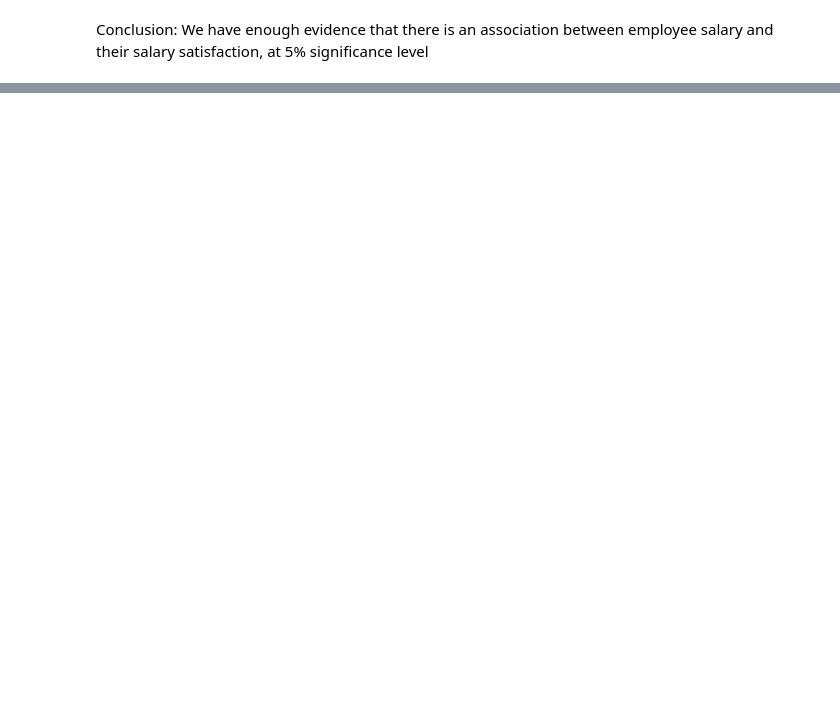
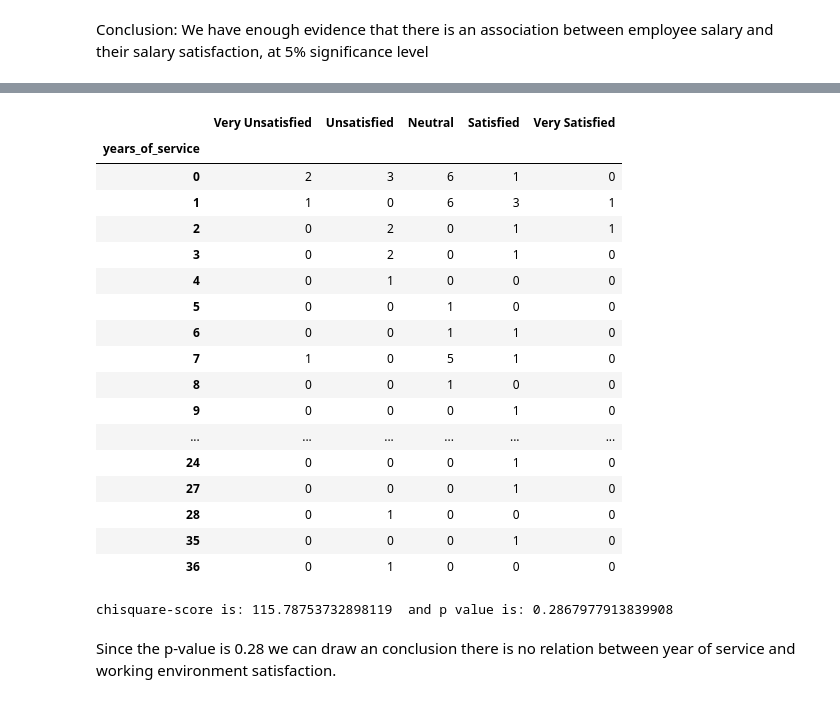
Before and after one commit to DGautam11/ShopSarisfactionSurveyAnalysis, a Jupyter notebook: WorkPlaceSatisfactionSurveyAnalysis.ipynb, the cells around one changed output, grey strips where cells are left out. Drawn from its saved outputs; the diff is of its cells as text; code cells hidden in the pictures; blank space fills up the shorter version.

Commit message:
Chi-Square Test Between years of service and work Environment satisfaction

```diff
--- a/WorkPlaceSatisfactionSurveyAnalysis.ipynb
+++ b/WorkPlaceSatisfactionSurveyAnalysis.ipynb
@@ -399,0 +405,43 @@ Conclusion: We have enough evidence that there is an association between employe
+# %%
+df_year_of_service_and_working_environment_satisfaction = pd.crosstab(df_survey_data['years_of_service'],df_survey_data['sat_workingEnvironment'])
+
+# adding column name to the respective columns
+df_year_of_service_and_working_environment_satisfaction.columns =['Very Unsatisfied', 'Unsatisfied', 'Neutral', 'Satisfied','Very Satisfied']
+
+df_year_of_service_and_working_environment_satisfaction
+# %% [output]
+|  | Very Unsatisfied | Unsatisfied | Neutral | Satisfied | Very Satisfied |
+| years_of_service |  |  |  |  |  |
+| 0 | 2 | 3 | 6 | 1 | 0 |
+| 1 | 1 | 0 | 6 | 3 | 1 |
+| 2 | 0 | 2 | 0 | 1 | 1 |
+| 3 | 0 | 2 | 0 | 1 | 0 |
+| 4 | 0 | 1 | 0 | 0 | 0 |
+| 5 | 0 | 0 | 1 | 0 | 0 |
+| 6 | 0 | 0 | 1 | 1 | 0 |
+| 7 | 1 | 0 | 5 | 1 | 0 |
+| 8 | 0 | 0 | 1 | 0 | 0 |
+| 9 | 0 | 0 | 0 | 1 | 0 |
+| ... | ... | ... | ... | ... | ... |
+| 24 | 0 | 0 | 0 | 1 | 0 |
+| 27 | 0 | 0 | 0 | 1 | 0 |
+| 28 | 0 | 1 | 0 | 0 | 0 |
+| 35 | 0 | 0 | 0 | 1 | 0 |
+| 36 | 0 | 1 | 0 | 0 | 0 |
+# %%
+# significance level
+alpha = 0.05
+
+# Calcualtion of Chisquare
+c, p, dof, expected = chi2_contingency(df_year_of_service_and_working_environment_satisfaction)
+
+
+# The p-value approach
+if p <= alpha:
+    print("Null Hypothesis is rejected.")
+
+print("chisquare-score is:", c, " and p value is:", p)
+# %% [output]
+chisquare-score is: 115.78753732898119  and p value is: 0.2867977913839908
+# %% [markdown]
+Since the p-value is 0.28 we can draw an conclusion there is no relation between year of service and working environment satisfaction.
```
Also changed, not shown: parts of 3 cells of this notebook.
